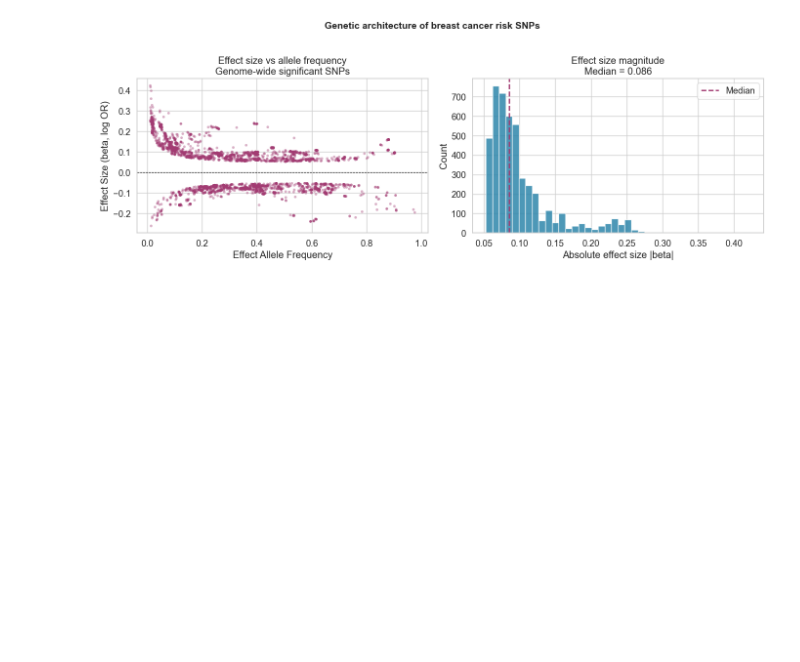
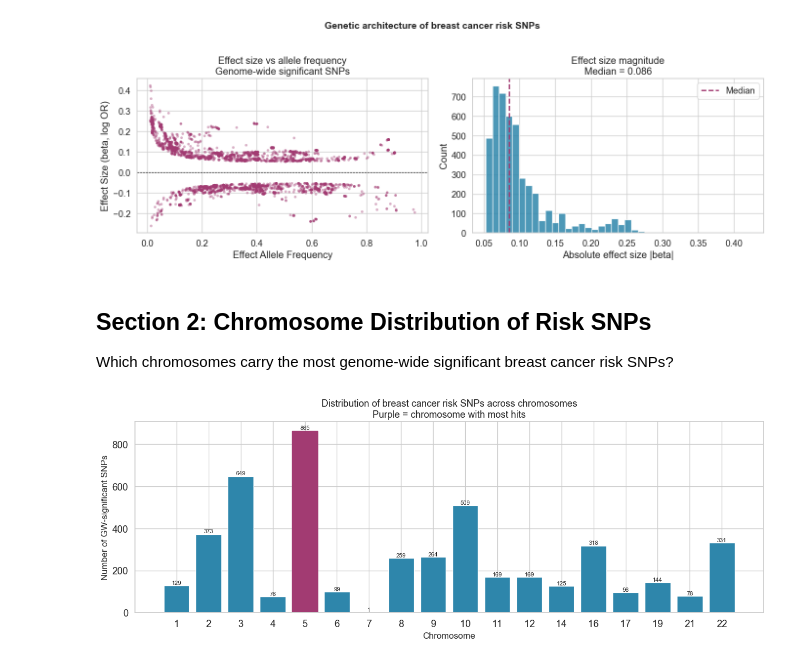
Before and after one commit to Tejasvini435/cancer-prs-analysis, a Jupyter notebook: Projects/cancer-prs-analysis/notebooks/02_prs_ml_analysis.ipynb, the cells around one changed output. Saved outputs shown, nothing was run; the diff lists cells and outputs as text; code cells hidden in the pictures; blank space fills up the shorter version.

Commit message:
Add chromosome distribution plot

```diff
--- a/Projects/cancer-prs-analysis/notebooks/02_prs_ml_analysis.ipynb
+++ b/Projects/cancer-prs-analysis/notebooks/02_prs_ml_analysis.ipynb
@@ -112,3 +112,38 @@ plt.savefig("../results/py_effect_size_landscape.png", dpi=150, bbox_inches='tig
 plt.show()
 # %% [output]
 [figure]
+# %% [markdown]
+## Section 2: Chromosome Distribution of Risk SNPs
+
+Which chromosomes carry the most genome-wide significant breast cancer risk SNPs?
+# %%
+chrom_counts = (gwsig.groupby('chr')
+                     .size()
+                     .reset_index(name='n_snps')
+                     .sort_values('chr'))
+
+fig, ax = plt.subplots(figsize=(13, 5))
+bars = ax.bar(chrom_counts['chr'].astype(str),
+              chrom_counts['n_snps'],
+              color=BLUE, edgecolor='white')
+
+# Highlight chromosome with most hits in purple
+max_idx = chrom_counts['n_snps'].idxmax()
+bars[chrom_counts.index.get_loc(max_idx)].set_color(PURPLE)
+
+ax.set_xlabel("Chromosome", fontsize=12)
+ax.set_ylabel("Number of GW-significant SNPs", fontsize=12)
+ax.set_title("Distribution of breast cancer risk SNPs across chromosomes\n"
+             "Purple = chromosome with most hits", fontsize=13)
+
+for bar, val in zip(bars, chrom_counts['n_snps']):
+    if val > 0:
+        ax.text(bar.get_x() + bar.get_width()/2,
+                bar.get_height() + 5,
+                str(val), ha='center', fontsize=8)
+
+plt.tight_layout()
+plt.savefig("../results/py_chromosome_distribution.png", dpi=150, bbox_inches='tight')
+plt.show()
+# %% [output]
+[figure, added]
```
Also changed, not shown: 1 other file.
